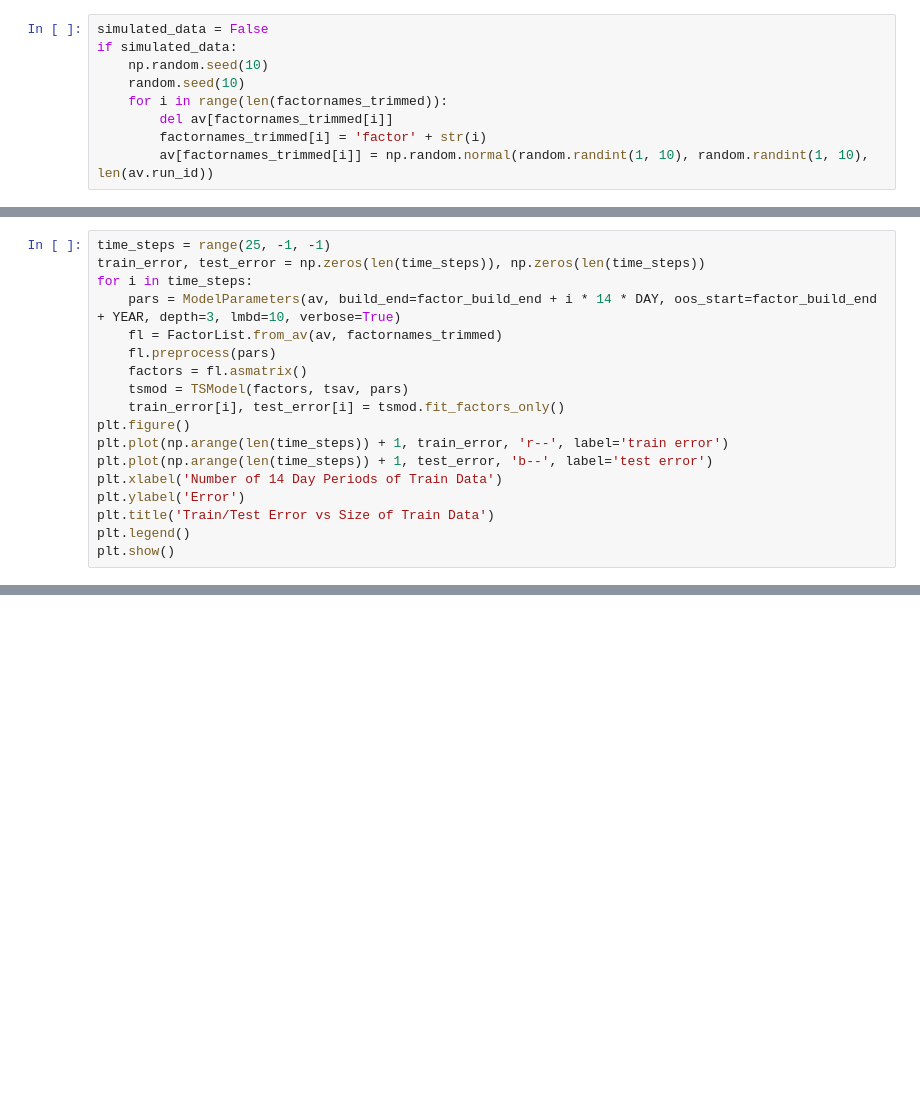
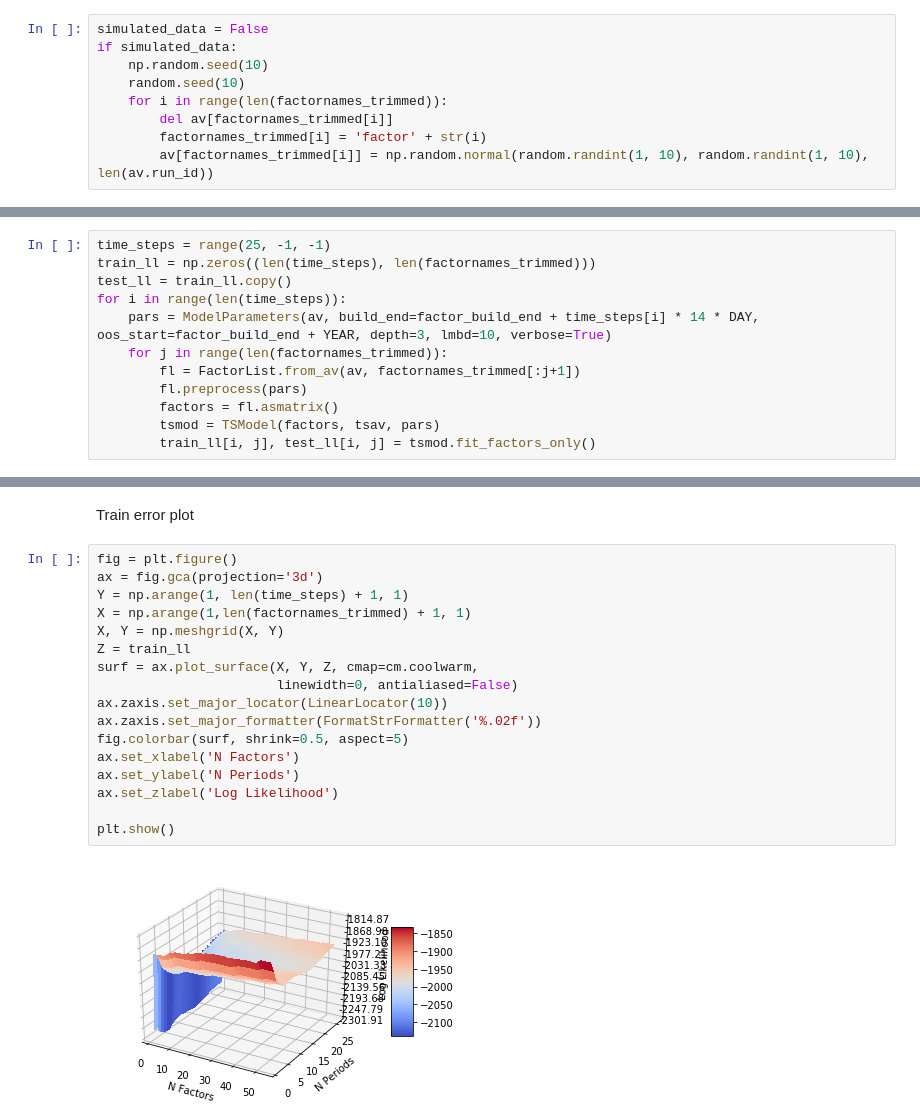
Before and after one commit to Oleg67/Sohastic_optimize_Factorization, a Jupyter notebook: notebooks_dinko/general_error.ipynb, the cells around one changed output, grey strips where cells are left out. Cells and saved outputs as stored; diff of their text form; blank space fills up the shorter version.

Commit message:
generalization error - likelihood function and plots

```diff
--- a/notebooks_dinko/general_error.ipynb
+++ b/notebooks_dinko/general_error.ipynb
@@ -33,20 +90,14 @@ Varying size of train data
 # %%
 time_steps = range(25, -1, -1)
-train_error, test_error = np.zeros(len(time_steps)), np.zeros(len(time_steps))
-for i in time_steps:
-    pars = ModelParameters(av, build_end=factor_build_end + i * 14 * DAY, oos_start=factor_build_end + YEAR, depth=3, lmbd=10, verbose=True)
-    fl = FactorList.from_av(av, factornames_trimmed)
-    fl.preprocess(pars)
-    factors = fl.asmatrix()
-    tsmod = TSModel(factors, tsav, pars)
-    train_error[i], test_error[i] = tsmod.fit_factors_only()
-plt.figure()
-plt.plot(np.arange(len(time_steps)) + 1, train_error, 'r--', label='train error')
-plt.plot(np.arange(len(time_steps)) + 1, test_error, 'b--', label='test error')
-plt.xlabel('Number of 14 Day Periods of Train Data')
-plt.ylabel('Error')
-plt.title('Train/Test Error vs Size of Train Data')
-plt.legend()
-plt.show()
+train_ll = np.zeros((len(time_steps), len(factornames_trimmed)))
+test_ll = train_ll.copy()
+for i in range(len(time_steps)):
+    pars = ModelParameters(av, build_end=factor_build_end + time_steps[i] * 14 * DAY, oos_start=factor_build_end + YEAR, depth=3, lmbd=10, verbose=True)
+    for j in range(len(factornames_trimmed)):
+        fl = FactorList.from_av(av, factornames_trimmed[:j+1])
+        fl.preprocess(pars)
+        factors = fl.asmatrix()
+        tsmod = TSModel(factors, tsav, pars)
+        train_ll[i, j], test_ll[i, j] = tsmod.fit_factors_only()
 # %% [output]
 INFO:models:Getting factors from av and rescaling...
@@ -181,0 +137,21 @@ INFO:models:Computing each factor as linear combination of all the others...
+# %% [markdown]
+Train error plot
+# %%
+fig = plt.figure()
+ax = fig.gca(projection='3d')
+Y = np.arange(1, len(time_steps) + 1, 1)
+X = np.arange(1,len(factornames_trimmed) + 1, 1)
+X, Y = np.meshgrid(X, Y)
+Z = train_ll
+surf = ax.plot_surface(X, Y, Z, cmap=cm.coolwarm,
+                       linewidth=0, antialiased=False)
+ax.zaxis.set_major_locator(LinearLocator(10))
+ax.zaxis.set_major_formatter(FormatStrFormatter('%.02f'))
+fig.colorbar(surf, shrink=0.5, aspect=5)
+ax.set_xlabel('N Factors')
+ax.set_ylabel('N Periods')
+ax.set_zlabel('Log Likelihood')
+
+plt.show()
+# %% [output]
+[figure, added]
```
Also changed, not shown: parts of 14 cells of this notebook, 1 other file.
